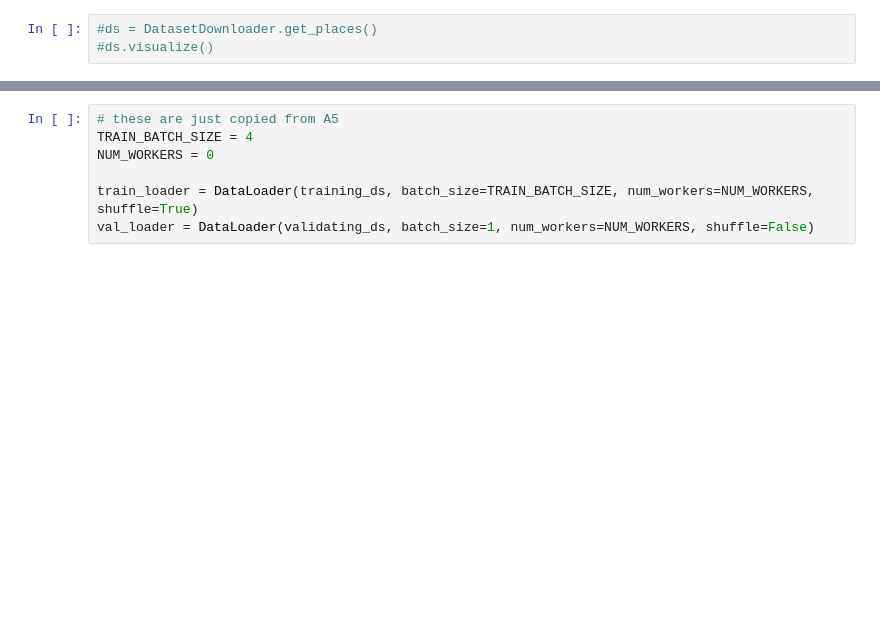
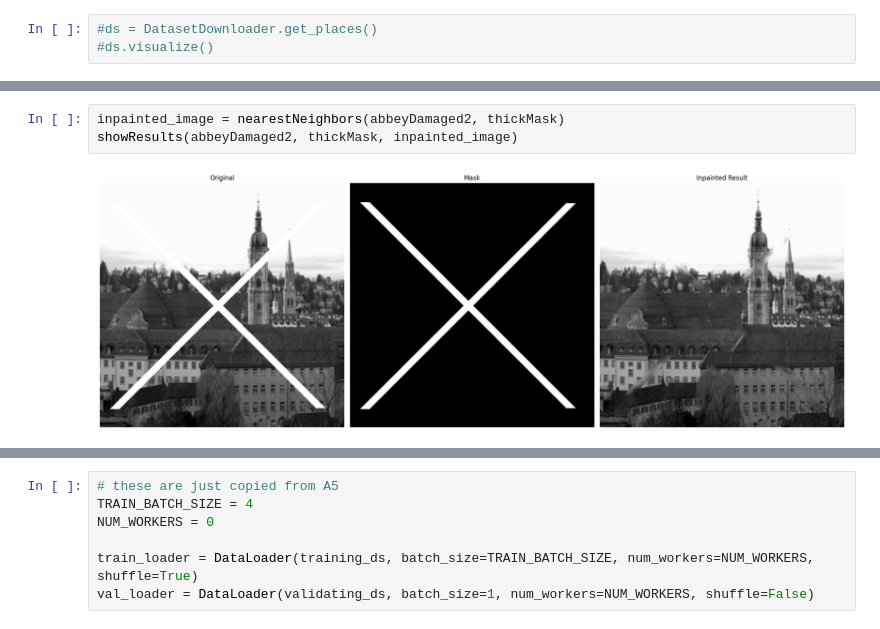
Before and after one commit to Arvin132/Inpainting-vision, a Jupyter notebook: showcase.ipynb, the cells around one changed output, grey strips where cells are left out. Drawn from its saved outputs; the diff is of its cells as text; blank space fills up the shorter version.

```diff
--- a/showcase.ipynb
+++ b/showcase.ipynb
@@ -53,0 +75,5 @@ HINT: Please forward the port - 11685 to your local machine, if you are running
+# %%
+inpainted_image = nearestNeighbors(abbeyDamaged2, thickMask)
+showResults(abbeyDamaged2, thickMask, inpainted_image)
+# %% [output]
+[figure, added]
```
Also changed, not shown: parts of 19 cells of this notebook, 2 other files.
